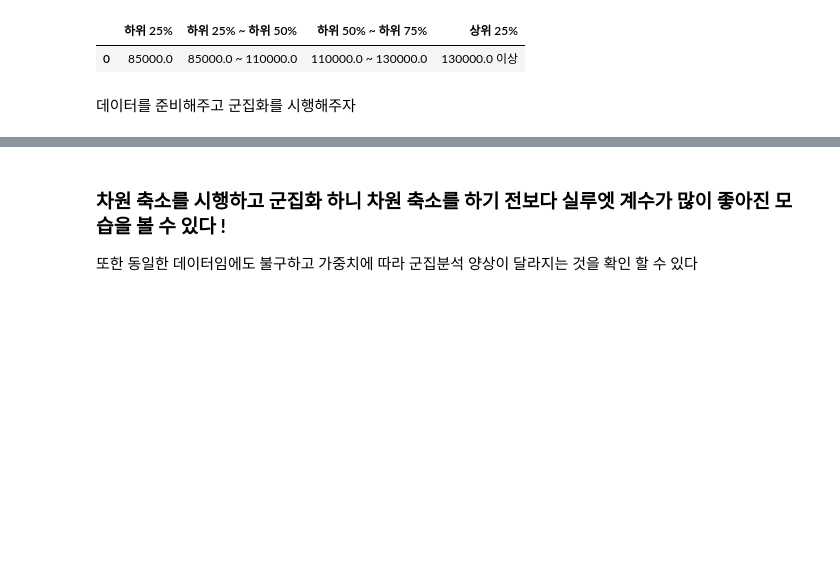
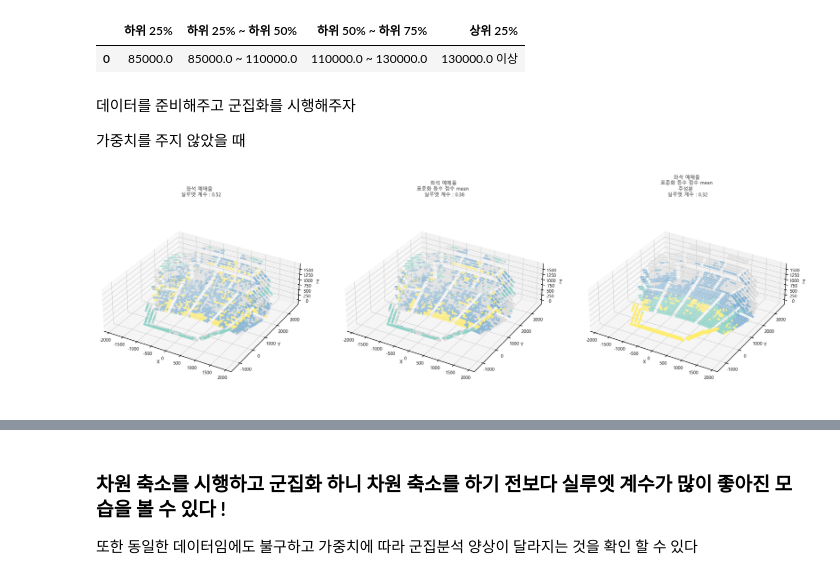
Before and after one commit to yonghyeun/BigContest-CocenrtHall, a Jupyter notebook: modeling/1. 좌석 관련 좌표 차원 축소의 필요성 발견 및 군집 분석 프로토타입.ipynb, the cells around one changed output, grey strips where cells are left out. Drawn from its saved outputs; the diff is of its cells as text; code cells hidden in the pictures; blank space fills up the shorter version.

```diff
--- a/modeling/1. 좌석 관련 좌표 차원 축소의 필요성 발견 및 군집 분석 프로토타입.ipynb
+++ b/modeling/1. 좌석 관련 좌표 차원 축소의 필요성 발견 및 군집 분석 프로토타입.ipynb
@@ -311,6 +311,14 @@ over_75_summary = cst.seat_information_condition_table(copy_df[copy_df['전체
 | 0 | 85000.0 | 85000.0 ~ 110000.0 | 110000.0 ~ 130000.0 | 130000.0 이상 |
 # %% [markdown]
 데이터를 준비해주고 군집화를 시행해주자
+
+가중치를 주지 않았을 때
+# %%
+cols = ['좌석 예매율','표준화 등수 점수 mean','주성분']
+
+grouping(over_75_summary,n_clusters = 4, cols = cols )
+# %% [output]
+[figure, added]
 # %%
 cols = ['좌석 예매율','표준화 등수 점수 mean','주성분']
 
```
Also changed, not shown: parts of 2 cells of this notebook, 11 other files.
